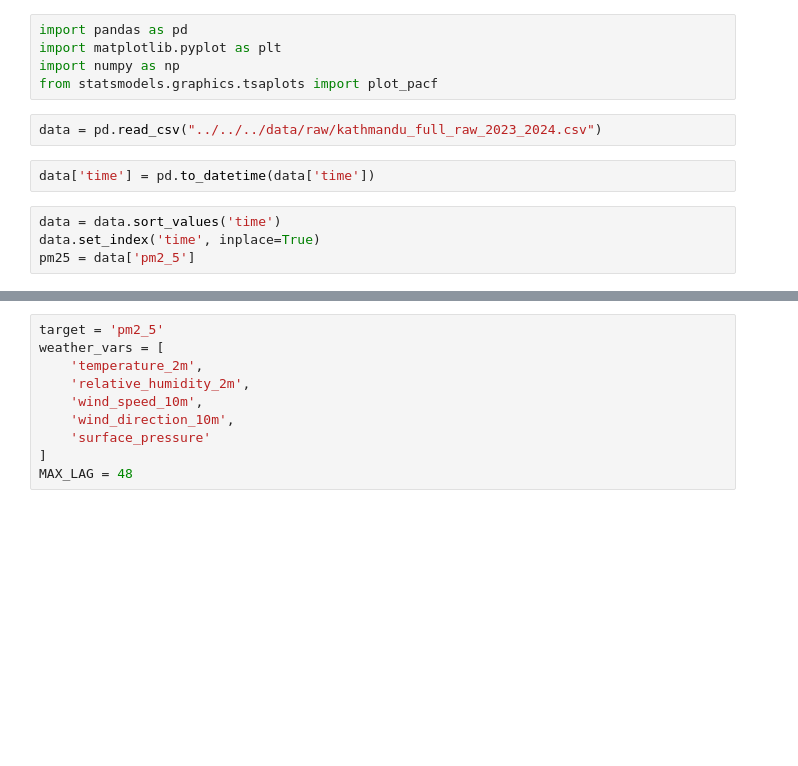
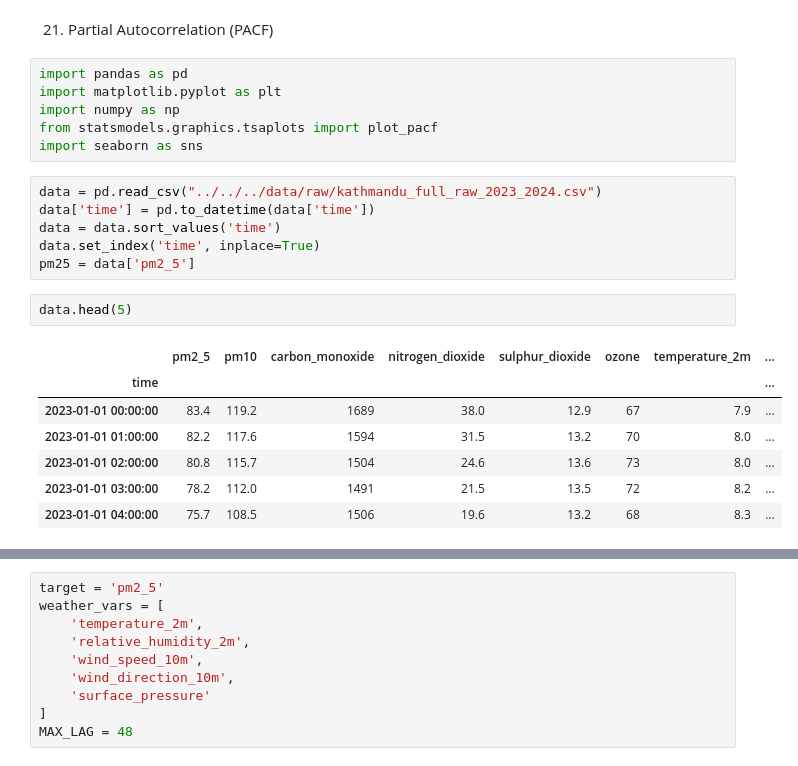
Before and after one commit to adarsha-7/pm25-forecasting, a Jupyter notebook: notebooks/eda/phase_2/21_to_23.ipynb, the cells around one changed output, grey strips where cells are left out. Drawn from its saved outputs; the diff is of its cells as text; blank space fills up the shorter version.

```diff
--- a/notebooks/eda/phase_2/21_to_23.ipynb
+++ b/notebooks/eda/phase_2/21_to_23.ipynb
@@ -1,14 +1,25 @@
+# %% [markdown]
+21) Partial Autocorrelation (PACF)
 # %%
 import pandas as pd
 import matplotlib.pyplot as plt
 import numpy as np
 from statsmodels.graphics.tsaplots import plot_pacf
+import seaborn as sns
 # %%
 data = pd.read_csv("../../../data/raw/kathmandu_full_raw_2023_2024.csv")
+data['time'] = pd.to_datetime(data['time'])
+data = data.sort_values('time')
+data.set_index('time', inplace=True)
+pm25 = data['pm2_5']
-# %%
-data['time'] = pd.to_datetime(data['time'])
-# %%
-data = data.sort_values('time')
-data.set_index('time', inplace=True)
-pm25 = data['pm2_5']
+# %%
+data.head(5)
+# %% [output]
+|  | pm2_5 | pm10 | carbon_monoxide | nitrogen_dioxide | sulphur_dioxide | ozone | temperature_2m | ... |
+| time |  |  |  |  |  |  |  | ... |
+| 2023-01-01 00:00:00 | 83.4 | 119.2 | 1689 | 38.0 | 12.9 | 67 | 7.9 | ... |
+| 2023-01-01 01:00:00 | 82.2 | 117.6 | 1594 | 31.5 | 13.2 | 70 | 8.0 | ... |
+| 2023-01-01 02:00:00 | 80.8 | 115.7 | 1504 | 24.6 | 13.6 | 73 | 8.0 | ... |
+| 2023-01-01 03:00:00 | 78.2 | 112.0 | 1491 | 21.5 | 13.5 | 72 | 8.2 | ... |
+| 2023-01-01 04:00:00 | 75.7 | 108.5 | 1506 | 19.6 | 13.2 | 68 | 8.3 | ... |
 # %%
```
Also changed, not shown: parts of 15 cells of this notebook.
